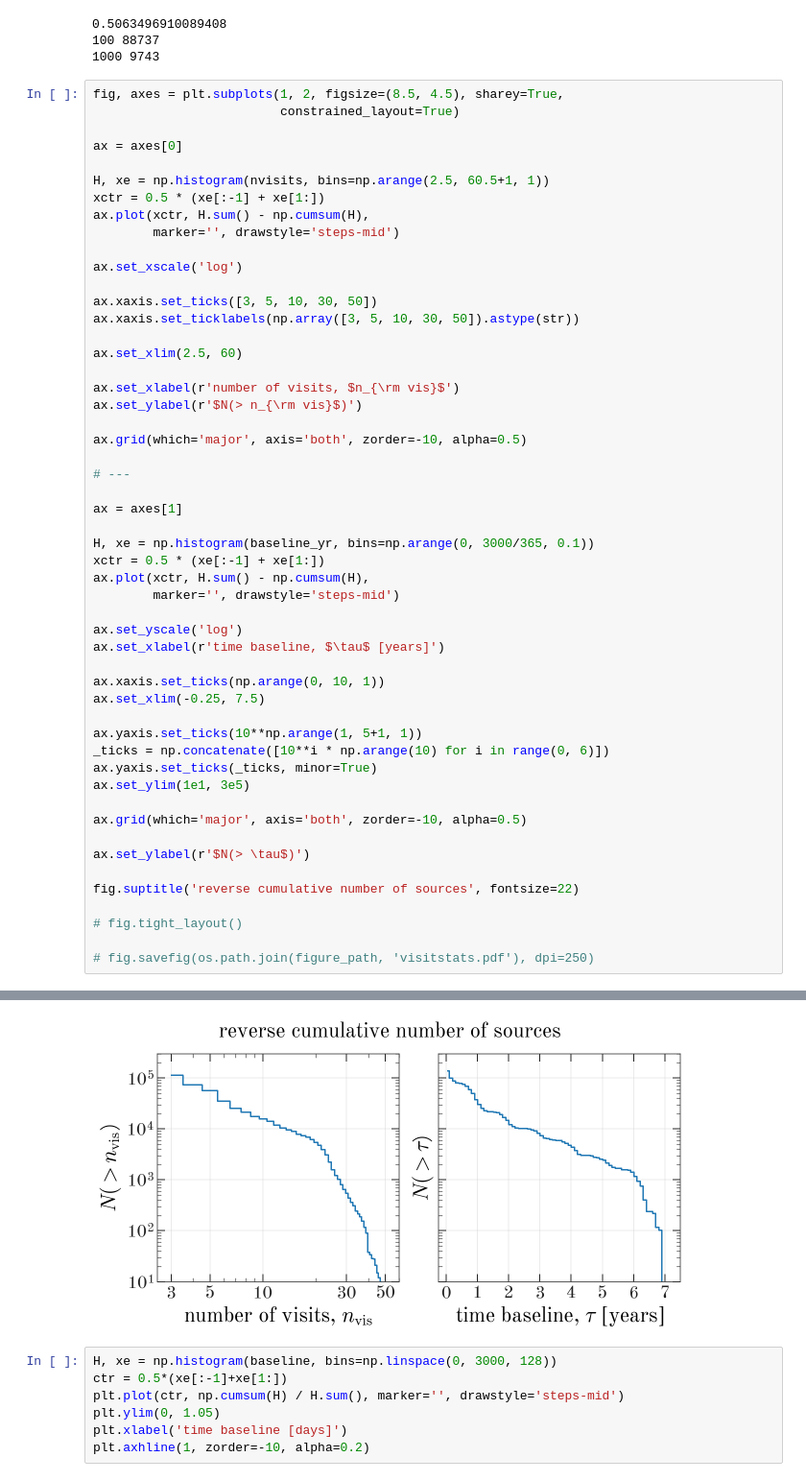
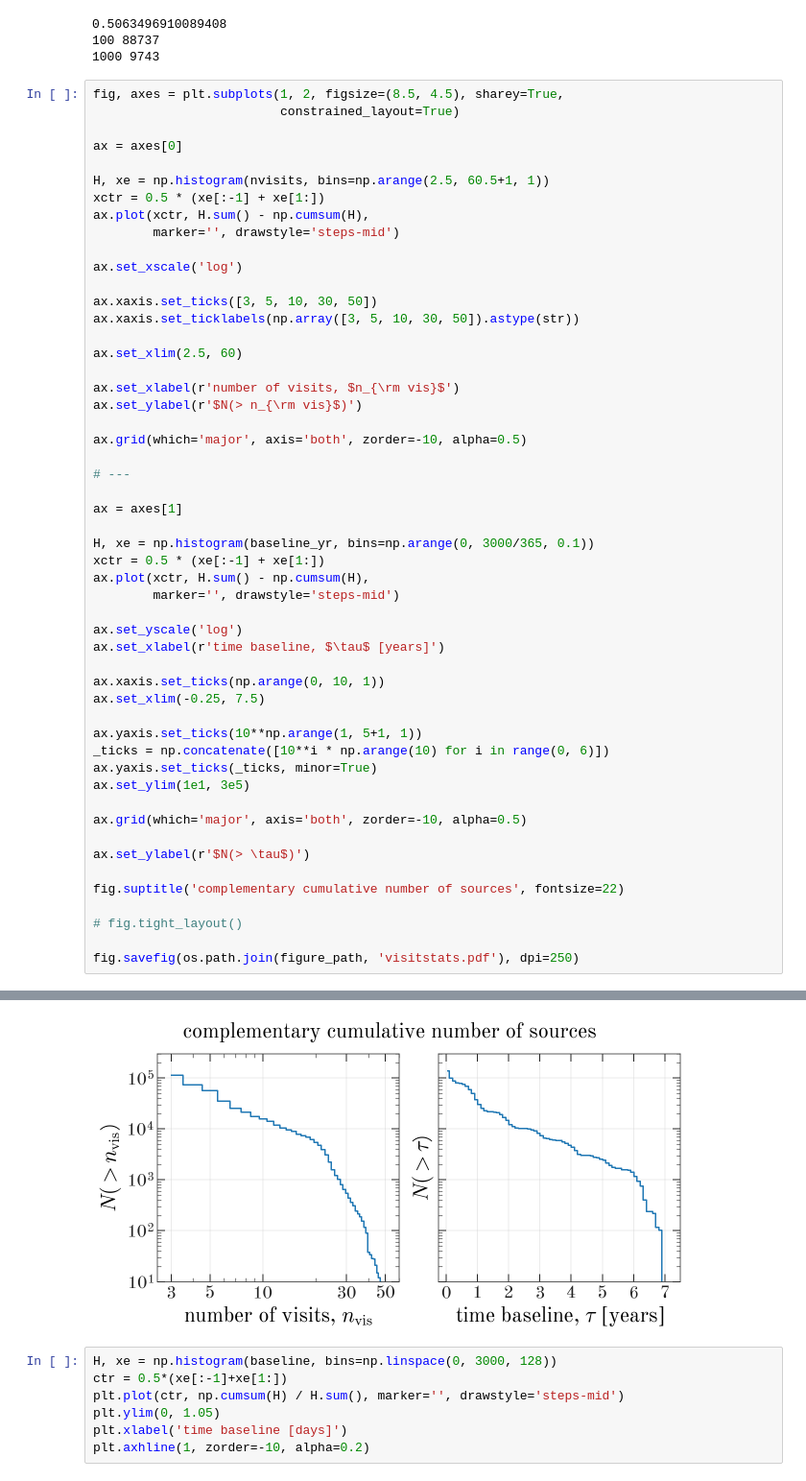
Before and after one commit to adrn/apogee-dr16-vac, a Jupyter notebook: notebooks/Figure-DR16-statistics.ipynb, the cells around one changed output, grey strips where cells are left out. Shown: that part at 96% size. Saved outputs shown, nothing was run; the diff lists cells and outputs as text.

Commit message:
fix name of plot

```diff
--- a/notebooks/Figure-DR16-statistics.ipynb
+++ b/notebooks/Figure-DR16-statistics.ipynb
@@ -209,9 +209,9 @@ ax.grid(which='major', axis='both', zorder=-10, alpha=0.5)
 
 ax.set_ylabel(r'$N(> \tau$)')
 
-fig.suptitle('reverse cumulative number of sources', fontsize=22)
+fig.suptitle('complementary cumulative number of sources', fontsize=22)
 
 # fig.tight_layout()
 
-# fig.savefig(os.path.join(figure_path, 'visitstats.pdf'), dpi=250)
+fig.savefig(os.path.join(figure_path, 'visitstats.pdf'), dpi=250)
 # %% [output]
@@ -219,4 +218,4 @@ Text(0.5, 0.98, 'reverse cumulative number of sources')
-[figure, old version]
+[figure, new version]
 # %%
 H, xe = np.histogram(baseline, bins=np.linspace(0, 3000, 128))
 ctr = 0.5*(xe[:-1]+xe[1:])
```
Also changed, not shown: parts of 1 cell of this notebook, 2 other files.
